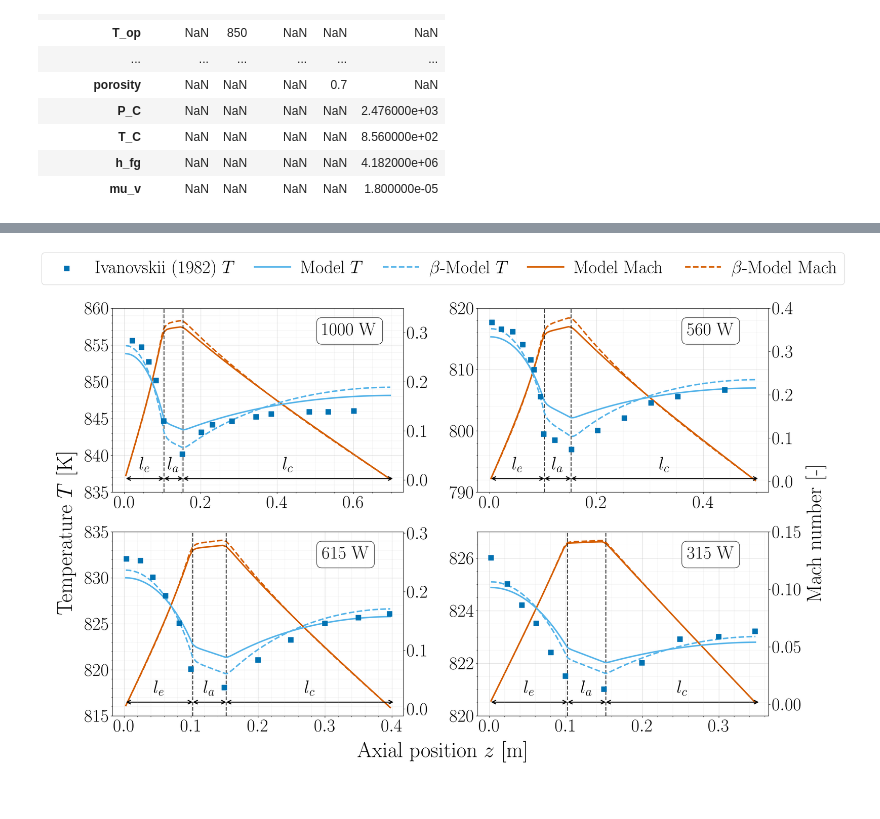
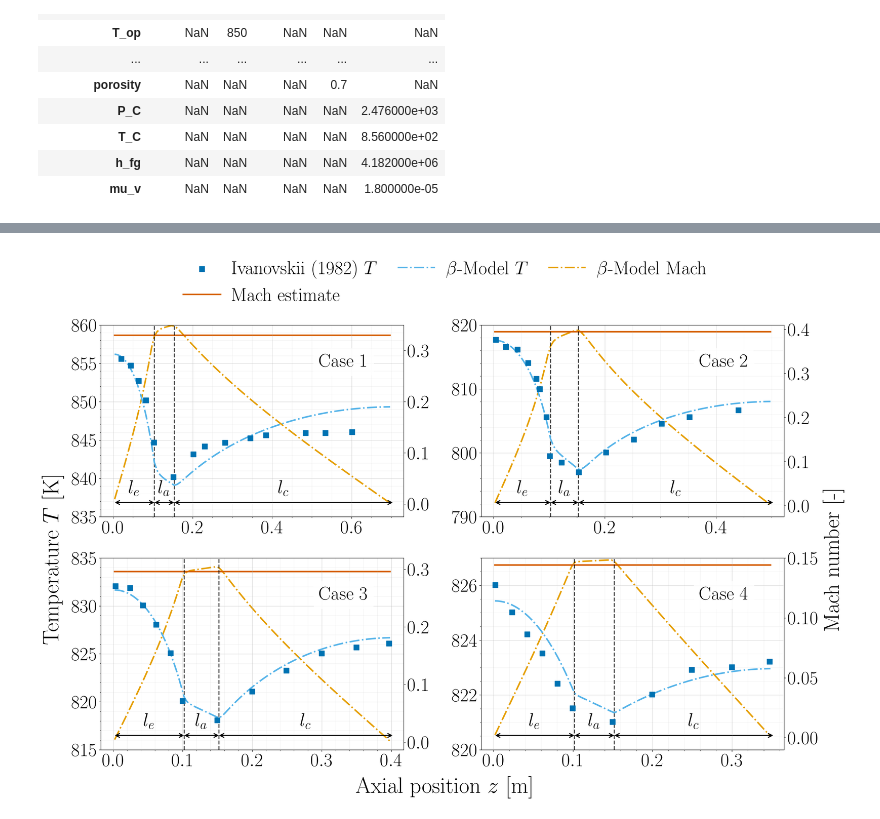
Before and after one commit to Karlandersson02/CoupledHeatPipeReactor, a Jupyter notebook: scripts/heatpipe/vapour_experiments_comp.ipynb, the cells around one changed output, grey strips where cells are left out. Drawn from its saved outputs; the diff is of its cells as text; code cells hidden in the pictures.

```diff
--- a/scripts/heatpipe/vapour_experiments_comp.ipynb
+++ b/scripts/heatpipe/vapour_experiments_comp.ipynb
@@ -443,56 +733,61 @@ fig.set_constrained_layout_pads(w_pad=0, h_pad=0.08, wspace=0.06, hspace=0.06)
 
 ax_1000, ax2_1000 = generate_ax(
     axs[0, 0],
-    solver.solutions[1],
+    solver_sat_beta.solutions[0],
     heatpipe_1000,
-    solver.solutions[3],
-    heatpipe_1000_scaled,
+    max_mach_by_experiment["1000 W"],
     z_ivanovski_1000,
     T_ivanovski_1000,
-    title=r"1000 W",
+    title=r"Case 1",
     ylim=(835, 860),
+    # solutions_2 = solver_sat.solutions[0],
+    # solutions_3 = solver_sat_beta.solutions[0]
 )
 
 ax_560, ax2_560 = generate_ax(
     axs[0, 1],
-    solver.solutions[0],
+    solver_sat_beta.solutions[1],
     heatpipe_560,
-    solver.solutions[2],
-    heatpipe_560_scaled,
+    max_mach_by_experiment["560 W"],
     z_ivanovski_560,
     T_ivanovski_560,
-    title=r"560 W",
+    title=r"Case 2",
     ylim=(790, 820),
+    # solutions_2 = solver_sat.solutions[1],
+    # solutions_3 = solver_sat_beta.solutions[1]
 )
 
 ax_615, ax2_615 = generate_ax(
     axs[1, 0],
-    solver2.solutions[0],
+    solver_sat_beta.solutions[2],
     heatpipe_615,
-    solver2.solutions[2],
-    heatpipe_615_scaled,
+    max_mach_by_experiment["615 W"],
     z_ivanovskii_615,
     T_ivanovskii_615,
-    title=r"615 W",
+    title=r"Case 3",
     ylim=(815, 835),
+    # solutions_2 = solver_sat.solutions[2],
+    # solutions_3 = solver_sat_beta.solutions[2]
 )
 
 ax_315, ax2_315 = generate_ax(
     axs[1, 1],
-    solver2.solutions[1],
+    solver_sat_beta.solutions[3],
     heatpipe_315,
-    solver2.solutions[3],
-    heatpipe_315_scaled,
+    max_mach_by_experiment["315 W"],
     z_ivanovskii_315,
     T_ivanovskii_315,
-    title=r"315 W",
+    title=r"Case 4",
     ylim=(820, 827),
+    # solutions_2 = solver_sat.solutions[3],
+    # solutions_3 = solver_sat_beta.solutions[3]
 )
+
 # ax_315.yaxis.set_major_locator(MultipleLocator(1))
 ax2_315.yaxis.set_major_locator(MultipleLocator(0.05))
 ax2_315.set_ylim((-0.01, 0.15))
 ax2_1000.set_ylim((-0.025, 0.35))
-ax2_560.set_ylim((-0.025, 0.4))
+ax2_560.set_ylim((-0.025, 0.41))
 
 for ax in axs[0, :]:
     ax.set_xlabel("")
@@ -503,46 +798,65 @@ for ax in axs[:, 1]:
 for ax2 in [ax2_1000, ax2_560, ax2_615, ax2_315]:
     ax2.set_ylabel("")
 
-fig.supxlabel(r"Axial position $z$ [$\si{\meter}$]")
-
-fig.supylabel(
-    r"Temperature $T$ [$\si{\kelvin}$]",
-    x=-0.04,
-)
+fig.supylabel(r"Temperature $T$ [K]", x=-0.04)
+fig.supxlabel(r"Axial position $z$ [m]")
 
 fig.text(
     1.02, 0.5,
     r"Mach number [-]",
     va="center",
     ha="center",
     rotation="vertical",
-    fontsize=42
+    fontsize=42,
 )
 
 lines_1, labels_1 = ax_560.get_legend_handles_labels()
 lines_2, labels_2 = ax2_560.get_legend_handles_labels()
 
 handles = lines_1 + lines_2
 labels = labels_1 + labels_2
 
 idx = labels.index(r"Ivanovskii (1982) $T$")
-handles = [handles[idx]] + handles[:idx] + handles[idx+1:]
-labels = [labels[idx]] + labels[:idx] + labels[idx+1:]
+handles = [handles[idx]] + handles[:idx] + handles[idx + 1:]
+labels = [labels[idx]] + labels[:idx] + labels[idx + 1:]
+
+# Desired visual layout:
+# row 1: handles[0], handles[1], handles[2]
+# row 2: handles[3], handles[4], handles[5]
+# handles = [
+#     handles[0], handles[5],
+#     handles[1], handles[2],
+#     handles[3], handles[4],
+# ]
+
+# labels = [
+#     labels[0], labels[5],
+#     labels[1], labels[2],
+#     labels[3], labels[4],
+# ]
+
+handles = [
+    handles[0], handles[3], handles[1], handles[2]
+]
+
+labels = [
+    labels[0], labels[3], labels[1], labels[2]
+]
 
 legend = fig.legend(
     handles,
     labels,
     loc="upper center",
-    bbox_to_anchor=(0.5, 1.10),
-    ncol=5,
-    frameon=True,
+    bbox_to_anchor=(0.5, 1.13),
+    ncol=3,
+    frameon=False,
     columnspacing=1.2,
     handlelength=2.0,
     handletextpad=0.6,
     borderaxespad=0.0,
 )
 
-# fig.savefig("./outputs/report_figures/vapour_validations/Ivanovskii_2x2.pdf", bbox_inches="tight")
+fig.savefig("./outputs/report_figures/vapour_validations/Ivanovskii_2x2_momentum_corr.pdf", bbox_inches="tight")
 plt.show()
 # %% [output]
-[figure, old version]
+[figure, new version]
```
Also changed, not shown: parts of 8 cells of this notebook, 10 other files.
